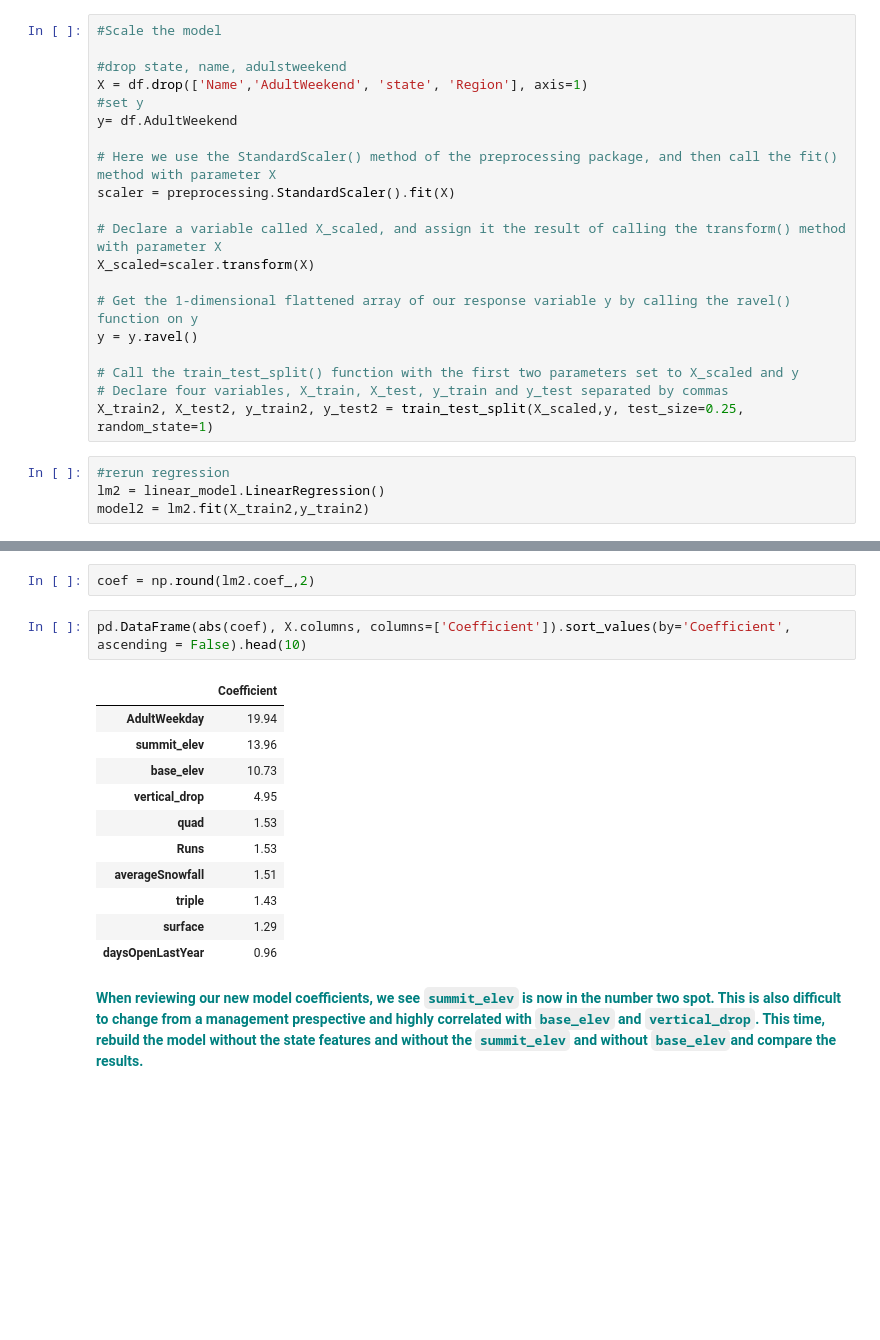
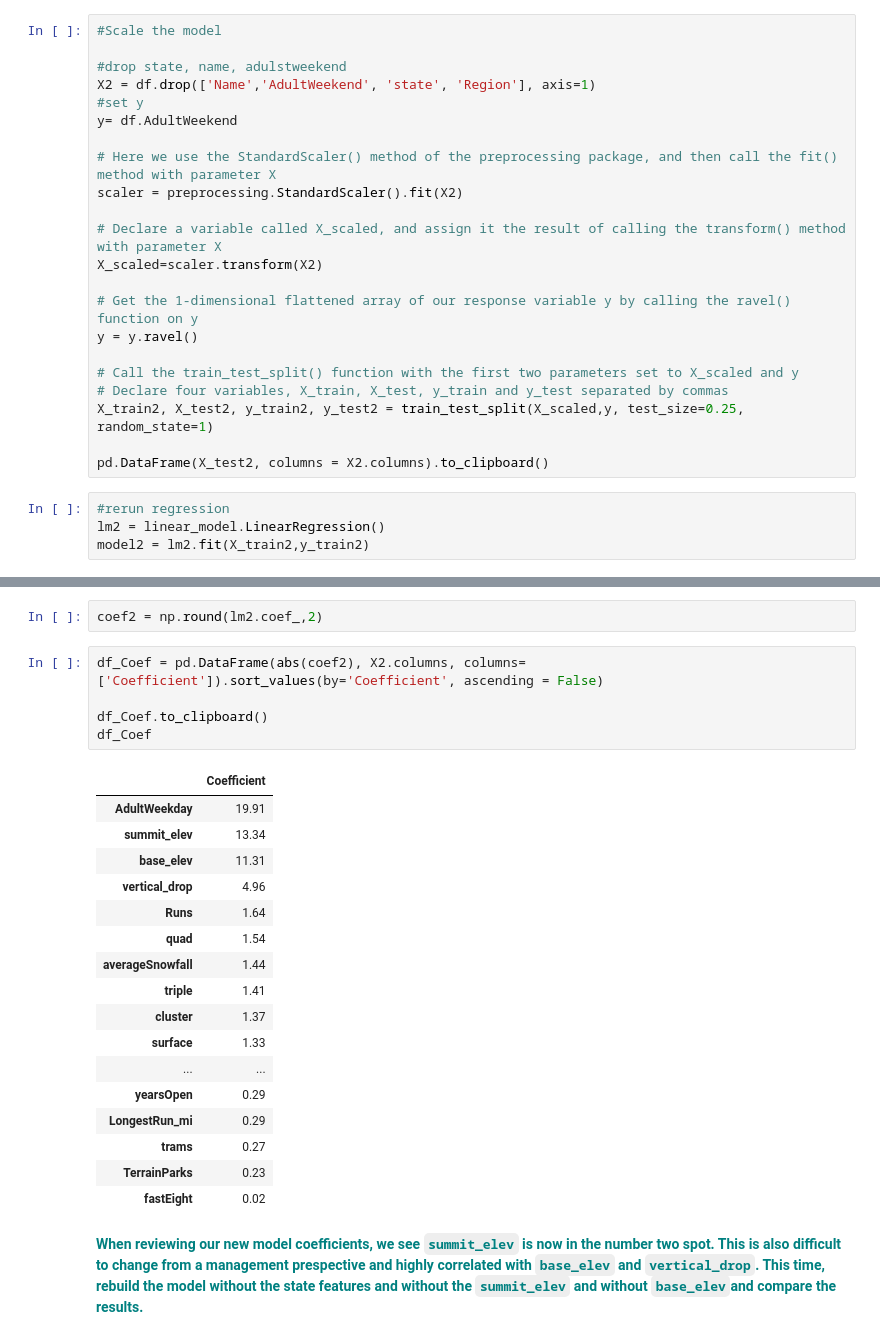
Before and after one commit to nmur1589/Guided-Capstone, a Jupyter notebook: GuidedCapstoneStep4 and step5HL.ipynb, the cells around one changed output, grey strips where cells are left out. Drawn from its saved outputs; the diff is of its cells as text; blank space fills up the shorter version.

```diff
--- a/GuidedCapstoneStep4 and step5HL.ipynb
+++ b/GuidedCapstoneStep4 and step5HL.ipynb
@@ -242,15 +237,15 @@ Hint: Try to construct another model using exactly the steps we followed above.
 #Scale the model
 
 #drop state, name, adulstweekend
-X = df.drop(['Name','AdultWeekend', 'state', 'Region'], axis=1)
+X2 = df.drop(['Name','AdultWeekend', 'state', 'Region'], axis=1)
 #set y
 y= df.AdultWeekend
 
 # Here we use the StandardScaler() method of the preprocessing package, and then call the fit() method with parameter X
-scaler = preprocessing.StandardScaler().fit(X)
+scaler = preprocessing.StandardScaler().fit(X2)
 
 # Declare a variable called X_scaled, and assign it the result of calling the transform() method with parameter X
-X_scaled=scaler.transform(X)
+X_scaled=scaler.transform(X2)
 
 # Get the 1-dimensional flattened array of our response variable y by calling the ravel() function on y
 y = y.ravel()
@@ -258,6 +253,8 @@ y = y.ravel()
 # Call the train_test_split() function with the first two parameters set to X_scaled and y
 # Declare four variables, X_train, X_test, y_train and y_test separated by commas
 X_train2, X_test2, y_train2, y_test2 = train_test_split(X_scaled,y, test_size=0.25, random_state=1)
+
+pd.DataFrame(X_test2, columns = X2.columns).to_clipboard()
 # %%
 #rerun regression
 lm2 = linear_model.LinearRegression()
@@ -281,19 +279,28 @@ print(evs2)
 # %%
-coef = np.round(lm2.coef_,2)
+coef2 = np.round(lm2.coef_,2)
 # %%
-pd.DataFrame(abs(coef), X.columns, columns=['Coefficient']).sort_values(by='Coefficient', ascending = False).head(10)
+df_Coef = pd.DataFrame(abs(coef2), X2.columns, columns=['Coefficient']).sort_values(by='Coefficient', ascending = False)
+
+df_Coef.to_clipboard()
+df_Coef
 # %% [output]
 |  | Coefficient |
-| AdultWeekday | 19.94 |
-| summit_elev | 13.96 |
-| base_elev | 10.73 |
-| vertical_drop | 4.95 |
-| quad | 1.53 |
-| Runs | 1.53 |
-| averageSnowfall | 1.51 |
-| triple | 1.43 |
-| surface | 1.29 |
-| daysOpenLastYear | 0.96 |
+| AdultWeekday | 19.91 |
+| summit_elev | 13.34 |
+| base_elev | 11.31 |
+| vertical_drop | 4.96 |
+| Runs | 1.64 |
+| quad | 1.54 |
+| averageSnowfall | 1.44 |
+| triple | 1.41 |
+| cluster | 1.37 |
+| surface | 1.33 |
+| ... | ... |
+| yearsOpen | 0.29 |
+| LongestRun_mi | 0.29 |
+| trams | 0.27 |
+| TerrainParks | 0.23 |
+| fastEight | 0.02 |
 # %% [markdown]
 **<font color='teal'> When reviewing our new model coefficients, we see `summit_elev` is now in the number two spot. This is also difficult to change from a management prespective and highly correlated with `base_elev` and `vertical_drop`.  This time, rebuild the model without the state features and without the `summit_elev` and without `base_elev`and compare the results. </font>**
 # %% [markdown]
```
Also changed, not shown: parts of 14 cells of this notebook.
